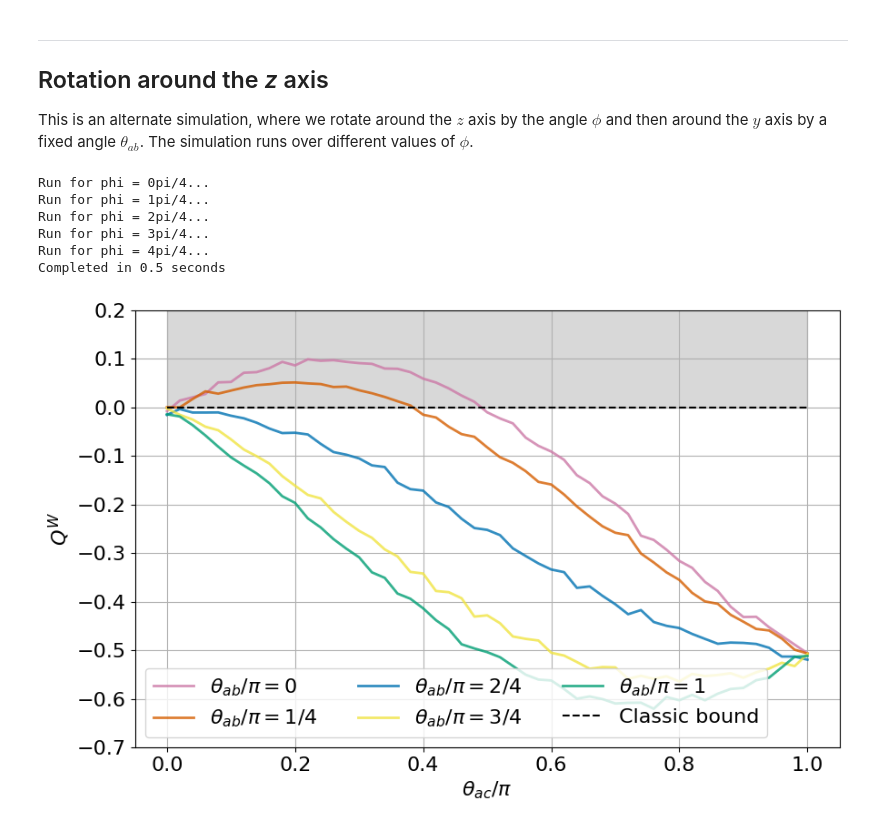
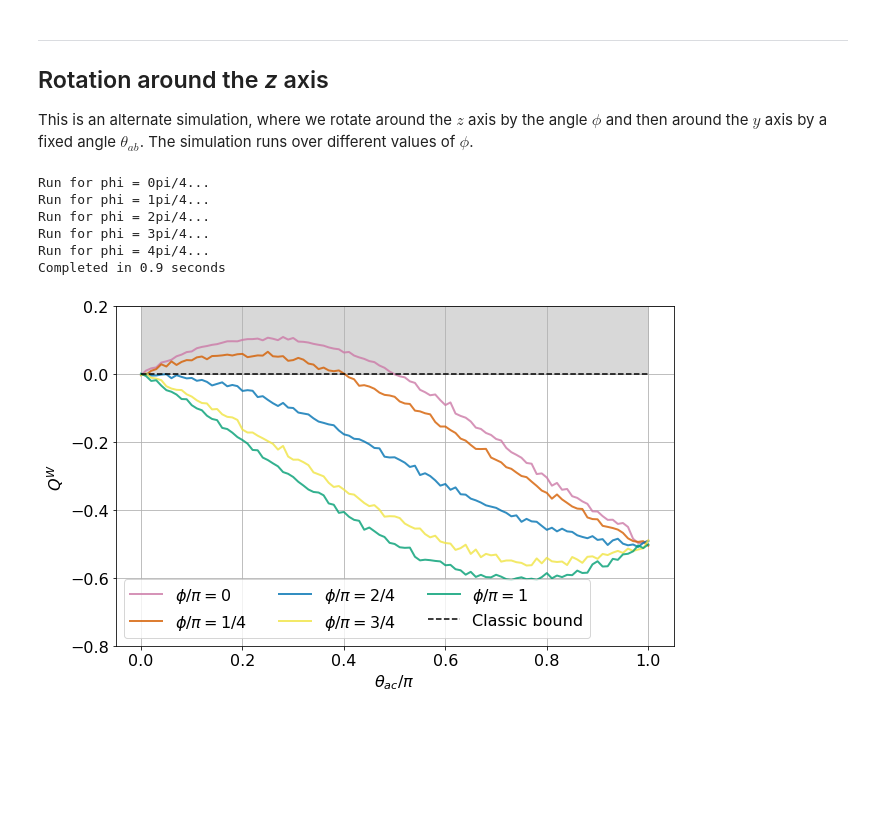
Before and after one commit to qiboteam/qiboedu, a Jupyter notebook: notebooks/Bell-Wigner inequality.ipynb, the cells around one changed output. Drawn from its saved outputs; the diff is of its cells as text; code cells hidden in the pictures; blank space fills up the shorter version.

```diff
--- a/notebooks/Bell-Wigner inequality.ipynb
+++ b/notebooks/Bell-Wigner inequality.ipynb
@@ -61,7 +62,7 @@ def run_circuit_00(phi_0, phi_1, th_0, th_1):
 # parameters for the simulation
 ab_steps = 4
 phi_steps = 4
-ac_steps = 50
+ac_steps = 100
 nshots = 10000
 # %% [markdown]
 Now run the simulation, and note the computation time on different hardware backends.
@@ -114,7 +117,7 @@ plot_bell_inequalities(Q_values=Q_W, ac_steps=ac_steps, ab_steps=ab_steps, img_w
 
 This is an alternate simulation, where we rotate around the $z$ axis by the angle $\phi$ and then around the $y$ axis by a fixed angle $\theta_{ab}$. The simulation runs over different values of $\phi$.
 # %%
-Q_W = {}
+Qz_W = {}
 tstart = time.time()
 
 th_ab = pi/2
@@ -123,13 +126,13 @@ for i_phi in range(phi_steps+1):
     print('Run for phi = %dpi/%d...' % (i_phi, phi_steps))
 
     phi = pi * i_phi/phi_steps    # phi angles go from 0 to pi inclusive
-    Q_W[i_phi] = []
+    Qz_W[i_phi] = []
 
     for i_ac in range(ac_steps+1):
         th_ac = pi * i_ac/ac_steps    # theta_ac angles go from 0 to pi inclusive
         P_ac = run_circuit_00(0, phi, 0, th_ac)
         P_cb = run_circuit_00(phi, 0, th_ac, th_ab)
-        Q_W[i_phi].append(P_ab - P_ac - P_cb)
+        Qz_W[i_phi].append(P_ab - P_ac - P_cb)
 
 print('Completed in %.1f seconds' % (time.time() - tstart))
 # %% [output]
@@ -138,8 +141,9 @@ Run for phi = 1pi/4...
 Run for phi = 2pi/4...
 Run for phi = 3pi/4...
 Run for phi = 4pi/4...
-Completed in 0.5 seconds
+Completed in 0.9 seconds
 # %%
-plot_bell_inequalities(Q_values=Q_W, ac_steps=ac_steps, ab_steps=ab_steps, img_width=1, savetitle="bell_wigner_qibo_3", y_bounds=(-0.7, 0.2), experiment="bell-wigner", legendloc=3)
+plot_bell_inequalities(experiment='bell-wigner', Q_values=Qz_W, ac_steps=ac_steps, param_steps=phi_steps, param_label='\phi', y_bounds=(-0.8, 0.2),
+                       img_width=1, savetitle='bell_wigner_qibo_3', legendloc=3)
 # %% [output]
-[figure, old version]
+[figure, new version]
```
Also changed, not shown: parts of 5 cells of this notebook, 3 other files.
